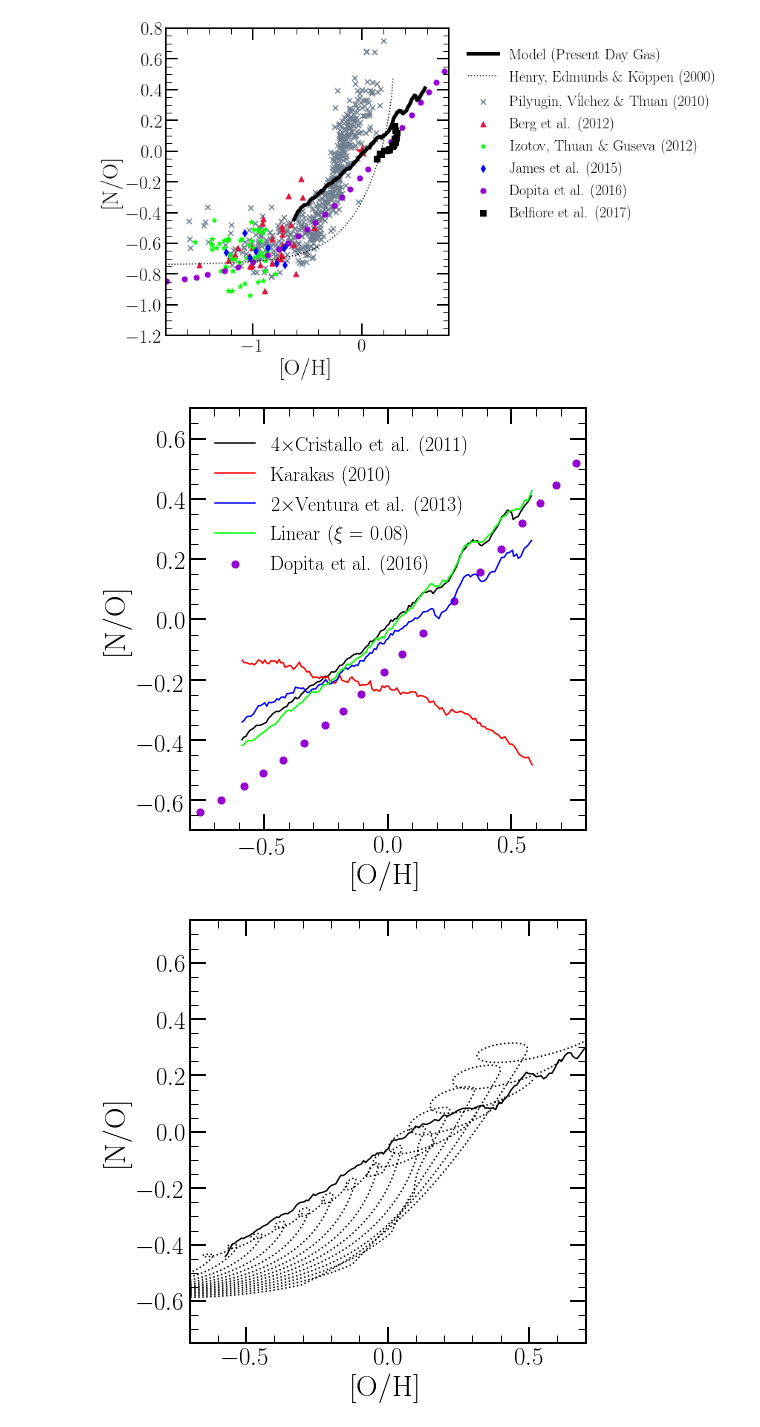
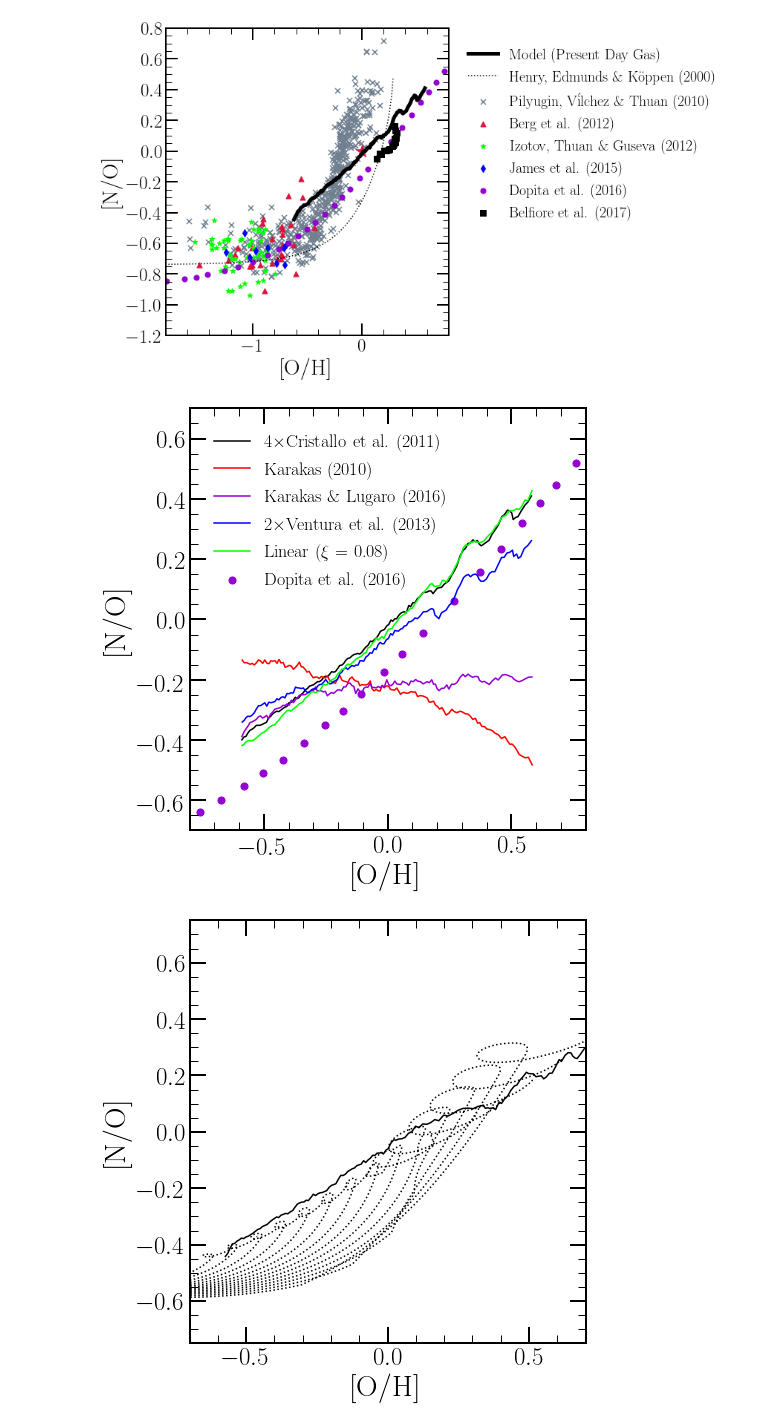
Before and after one commit to giganano/AGBmigration, a Jupyter notebook: notebooks/multizone.ipynb, the cells around one changed output. Saved outputs shown, nothing was run; the diff lists cells and outputs as text; code cells hidden in the pictures.

```diff
--- a/notebooks/multizone.ipynb
+++ b/notebooks/multizone.ipynb
@@ -105,50 +105,52 @@ ax.set_ylim([-0.7, 0.7])
 names = [
     "../outputs/diffusion/insideout",
     "../outputs/diffusion/insideout_karakas10",
+    "../outputs/diffusion/insideout_karakas16",
     "../outputs/diffusion/insideout_ventura13",
     "../outputs/diffusion/insideout_linear"
 ]
 outputs = [vice.output(_) for _ in names]
-colors = ["black", "red", "blue", "lime"]
+colors = ["black", "red", "darkviolet", "blue", "lime"]
 zones = ["zone%d" % (_) for _ in range(20, 151)]
 labels = [
     r"4$\times$Cristallo et al. (2011)",
     "Karakas (2010)",
+    "Karakas \& Lugaro (2016)",
     r"2$\times$Ventura et al. (2013)",
     r"Linear ($\xi$ = 0.08)"
 ]
 for i in range(len(outputs)):
     kwargs = {
         "c": plots.mpltoolkit.named_colors()[colors[i]],
         "label": labels[i]
     }
     xvals = [outputs[i].zones[_].history["[o/h]"][-1] for _ in zones]
     yvals = [outputs[i].zones[_].history["[n/o]"][-1] for _ in zones]
     ax.plot(xvals, yvals, **kwargs)
 dopita2016 = src.data.read("dopita2016")
 kwargs = {
     "c": plots.mpltoolkit.named_colors()["darkviolet"],
     "marker": plots.mpltoolkit.markers()["circle"],
     "label": "Dopita et al. (2016)",
     "s": 50
 }
 ax.scatter(dopita2016["[o/h]"], dopita2016["[n/o]"], **kwargs)
 kwargs = {
     "loc": plots.mpltoolkit.mpl_loc("upper left"),
     "ncol": 1,
     "frameon": False,
-    "fontsize": 20,
+    "fontsize": 18,
     "bbox_to_anchor": (0.02, 0.98),
 #     "handlelength": 0
 }
 leg = ax.legend(**kwargs)
 # for i in range(len(colors)):
 #     leg.get_texts()[i].set_color(colors[i])
 #     leg.legendHandles[i].set_visible(False)
 plt.tight_layout()
 for ext in ["pdf", "png"]: plt.savefig("no_oh_yields_comparison.%s" % (ext))
 # %% [output]
-[figure, old version]
+[figure, new version]
 # %%
 fig = plt.figure(figsize = (7, 7), facecolor = "white")
 ax = fig.add_subplot(111)
```
Also changed, not shown: 9 other files.
